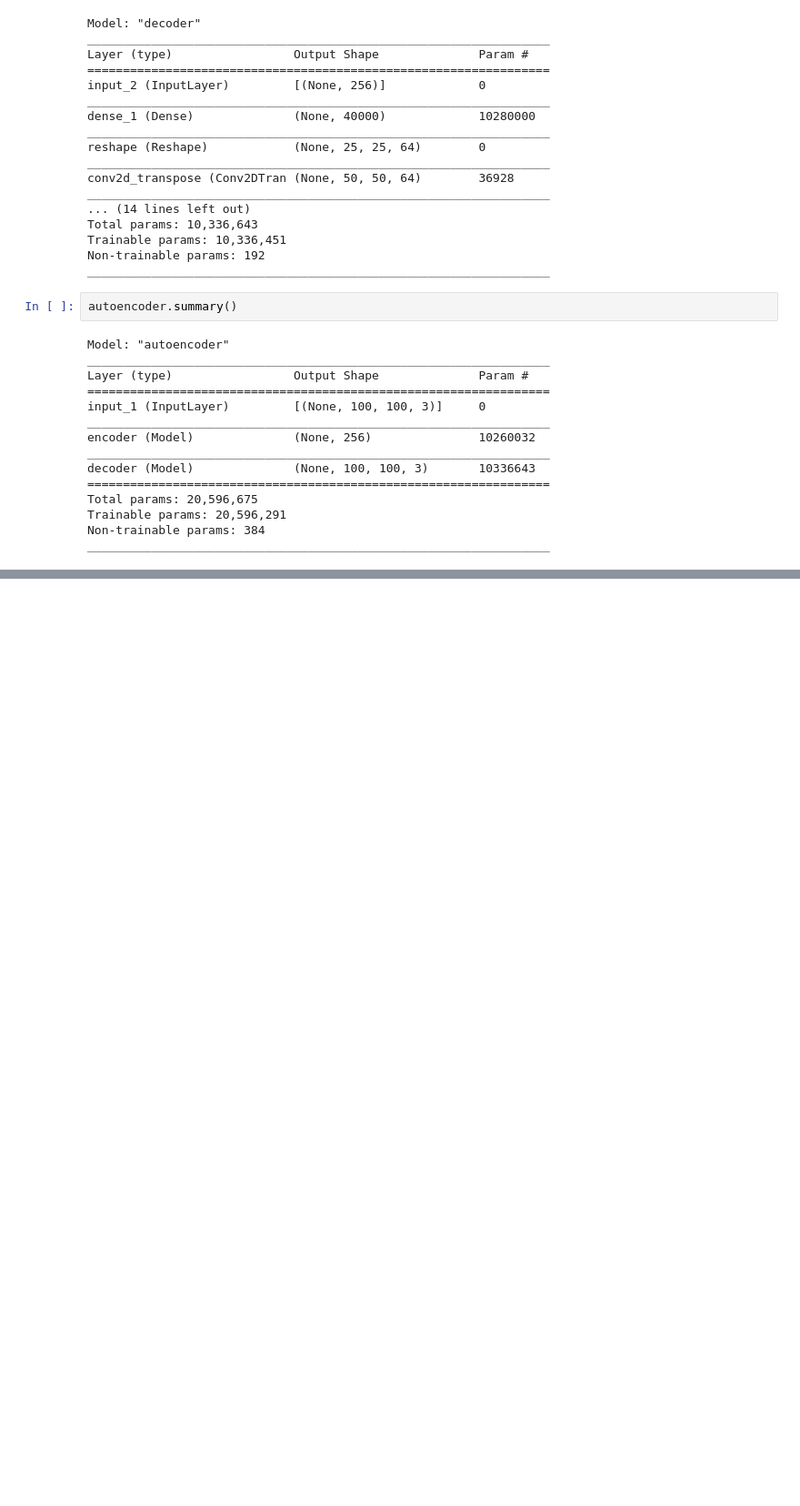
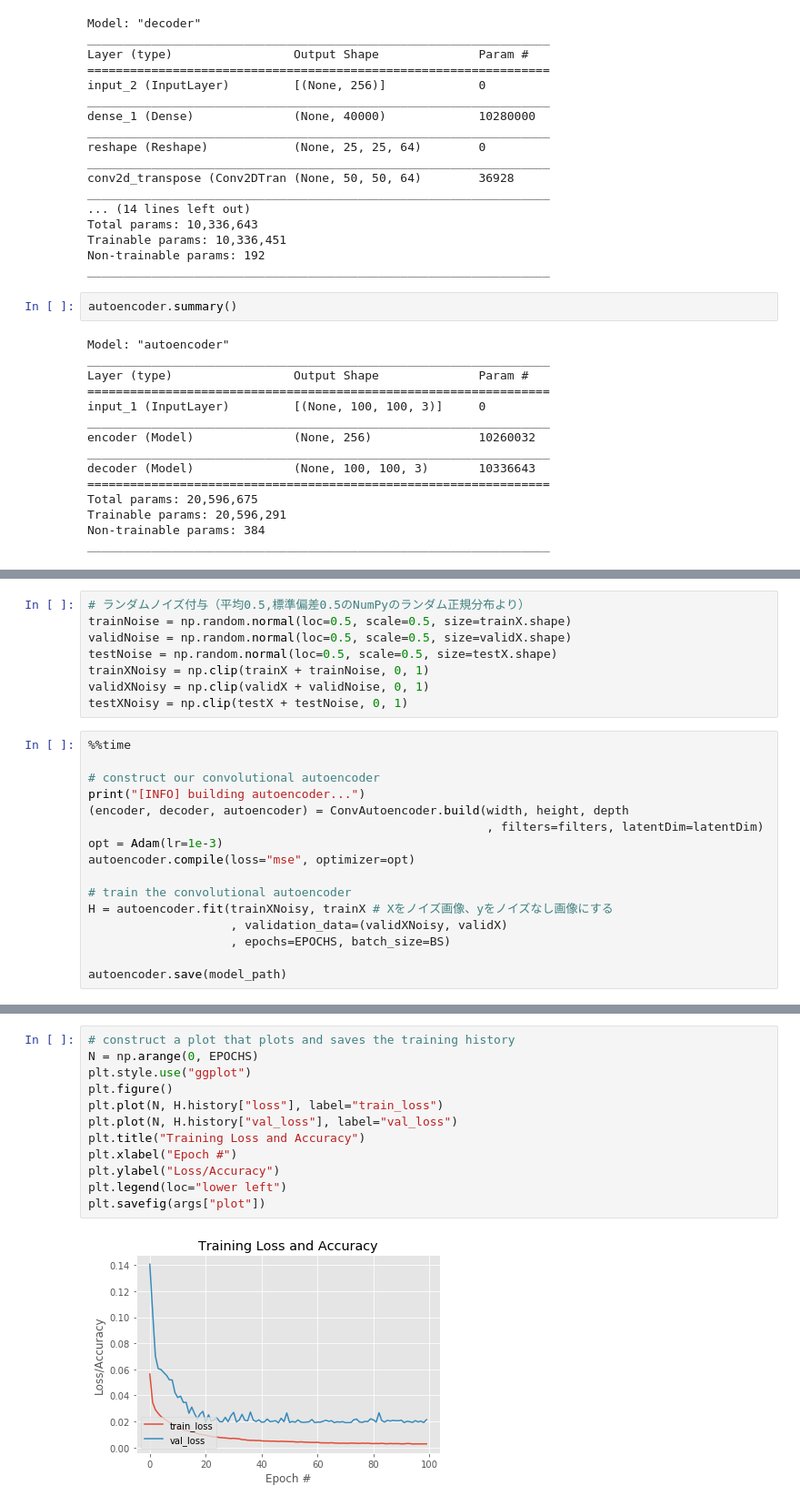
Before and after one commit to emmanuelol/02_keras_py, a Jupyter notebook: experiment/tf_autoencoder_Cats_Dogs.ipynb, the cells around one changed output, grey strips where cells are left out. Shown at 91% size. Drawn from its saved outputs; the diff is of its cells as text; blank space fills up the shorter version.

```diff
--- a/experiment/tf_autoencoder_Cats_Dogs.ipynb
+++ b/experiment/tf_autoencoder_Cats_Dogs.ipynb
@@ -249,0 +272,24 @@ plt.show()
+# %%
+# ランダムノイズ付与（平均0.5,標準偏差0.5のNumPyのランダム正規分布より）
+trainNoise = np.random.normal(loc=0.5, scale=0.5, size=trainX.shape)
+validNoise = np.random.normal(loc=0.5, scale=0.5, size=validX.shape)
+testNoise = np.random.normal(loc=0.5, scale=0.5, size=testX.shape)
+trainXNoisy = np.clip(trainX + trainNoise, 0, 1)
+validXNoisy = np.clip(validX + validNoise, 0, 1)
+testXNoisy = np.clip(testX + testNoise, 0, 1)
+# %%
+%%time
+
+# construct our convolutional autoencoder
+print("[INFO] building autoencoder...")
+(encoder, decoder, autoencoder) = ConvAutoencoder.build(width, height, depth
+                                                        , filters=filters, latentDim=latentDim)
+opt = Adam(lr=1e-3)
+autoencoder.compile(loss="mse", optimizer=opt)
+
+# train the convolutional autoencoder
+H = autoencoder.fit(trainXNoisy, trainX # Xをノイズ画像、yをノイズなし画像にする
+                    , validation_data=(validXNoisy, validX)
+                    , epochs=EPOCHS, batch_size=BS)
+
+autoencoder.save(model_path)
@@ -249,0 +314,14 @@ plt.show()
+# %%
+# construct a plot that plots and saves the training history
+N = np.arange(0, EPOCHS)
+plt.style.use("ggplot")
+plt.figure()
+plt.plot(N, H.history["loss"], label="train_loss")
+plt.plot(N, H.history["val_loss"], label="val_loss")
+plt.title("Training Loss and Accuracy")
+plt.xlabel("Epoch #")
+plt.ylabel("Loss/Accuracy")
+plt.legend(loc="lower left")
+plt.savefig(args["plot"])
+# %% [output]
+[figure, added]
```
Also changed, not shown: parts of 11 cells of this notebook.
